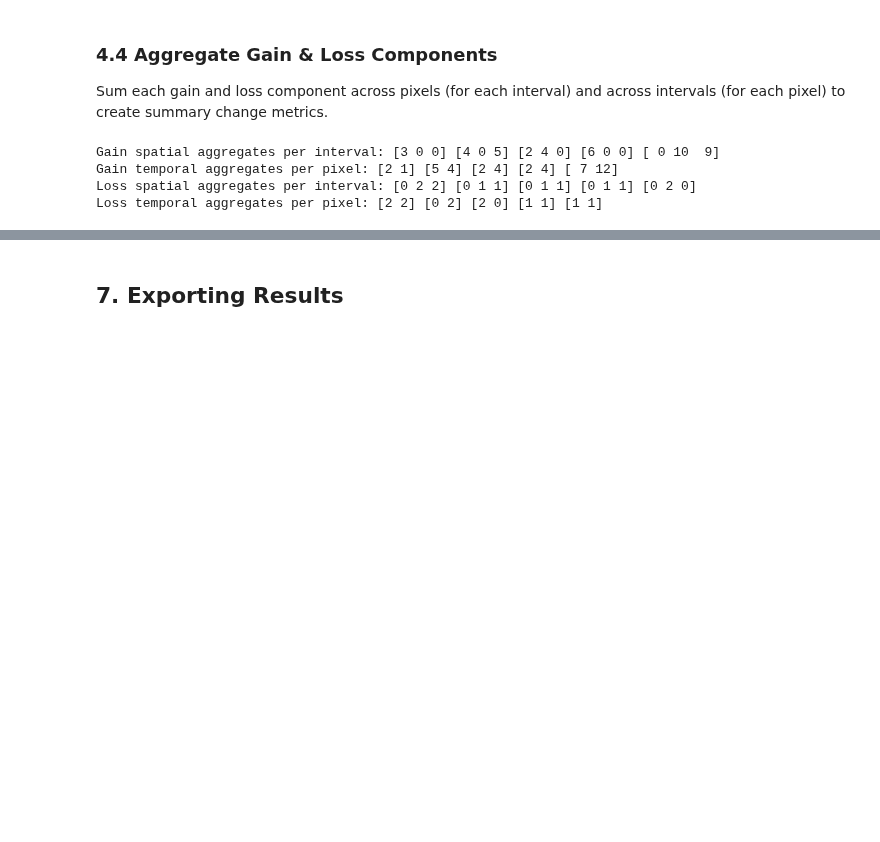
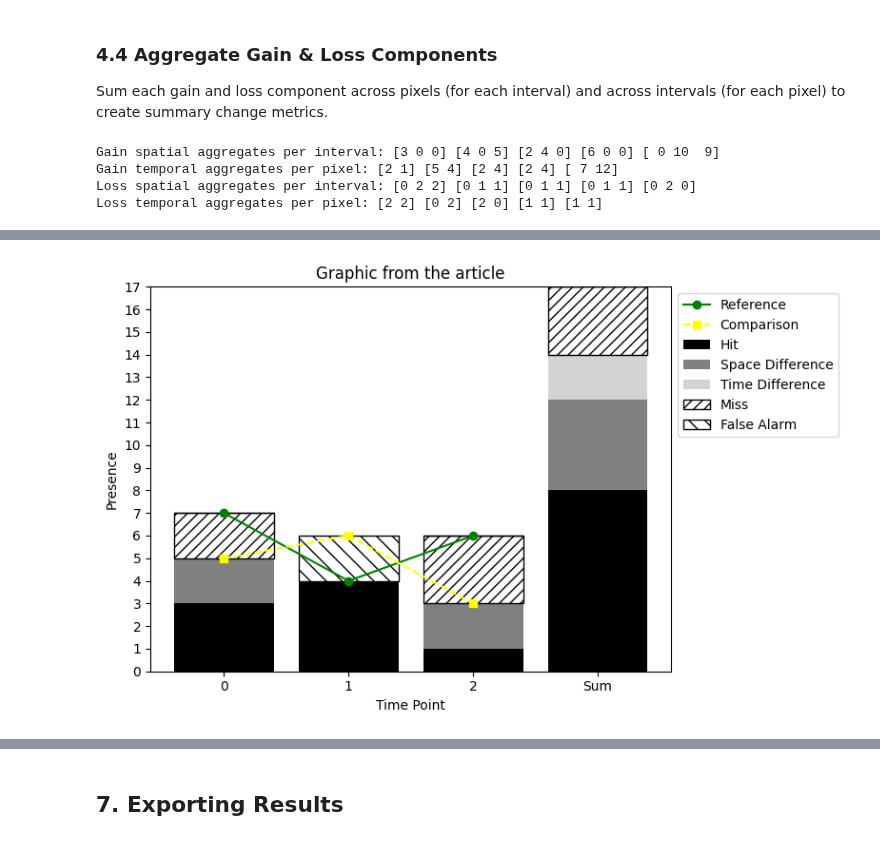
Before and after one commit to antoniovfonseca/compare-time-series, a Jupyter notebook: comparison-time-series1.ipynb, the cells around one changed output, grey strips where cells are left out. Saved outputs shown, nothing was run; the diff lists cells and outputs as text; code cells hidden in the pictures; blank space fills up the shorter version.

```diff
--- a/comparison-time-series1.ipynb
+++ b/comparison-time-series1.ipynb
@@ -561,2 +798,52 @@ Loss temporal aggregates per pixel: [2 2] [0 2] [2 0] [1 1] [1 1]
+# %%
+# Component values for each category: time points 0,1,2 and Sum
+hits = np.array([3, 4, 1, 8])
+space_diff = np.array([2, 0, 2, 4])
+time_diff = np.array([0, 0, 0, 2])
+misses = np.array([2, 0, 3, 3])
+false_alarms = np.array([0, 2, 0, 0])
+
+# Reference and comparison series sums
+ref_sum = np.array([7, 4, 6, 17])
+comp_sum = np.array([5, 6, 3, 14])
+
+# Categories and positions
+categories = ['0', '1', '2', 'Sum']
+x = np.arange(len(categories))
+
+plt.figure(figsize=(8, 5))
+
+# Stacked bars
+plt.bar(x, hits, color='black', label='Hit')
+plt.bar(x, space_diff, bottom=hits, color='gray', label='Space Difference')
+plt.bar(x, time_diff, bottom=hits + space_diff, color='lightgray', label='Time Difference')
+plt.bar(x, misses, bottom=hits + space_diff + time_diff,
+        facecolor='white', edgecolor='black', hatch='///', label='Miss')
+plt.bar(x, false_alarms, bottom=hits + space_diff + time_diff + misses,
+        facecolor='white', edgecolor='black', hatch='\\\\', label='False Alarm')
+
+# x positions for the 3 actual time points
+x_line = x[:3]
+
+# Overlay series sums
+plt.plot(x_line, ref_sum[:3], color='green', marker='o', label='Reference')
+plt.plot(x_line, comp_sum[:3], color='yellow', linestyle='--', marker='s', label='Comparison')
+
+# Axes and grid
+plt.xlabel('Time Point')
+plt.ylabel('Presence')
+plt.title('Graphic from the article')
+plt.ylim(0, 17)
+plt.yticks(np.arange(0, 18, 1))
+plt.xticks(x, categories)
+# plt.grid(axis='y', linestyle='--', linewidth=0.5)
+
+# Legend outside plot
+plt.legend(loc='upper left', bbox_to_anchor=(1, 1))
+
+plt.tight_layout()
+plt.show()
+# %% [output]
+[figure, added]
 # %% [markdown]
 ### 6.2 Stacked Bar Chart: Gain & Loss Components
```
Also changed, not shown: parts of 22 cells of this notebook, 2 other files.
